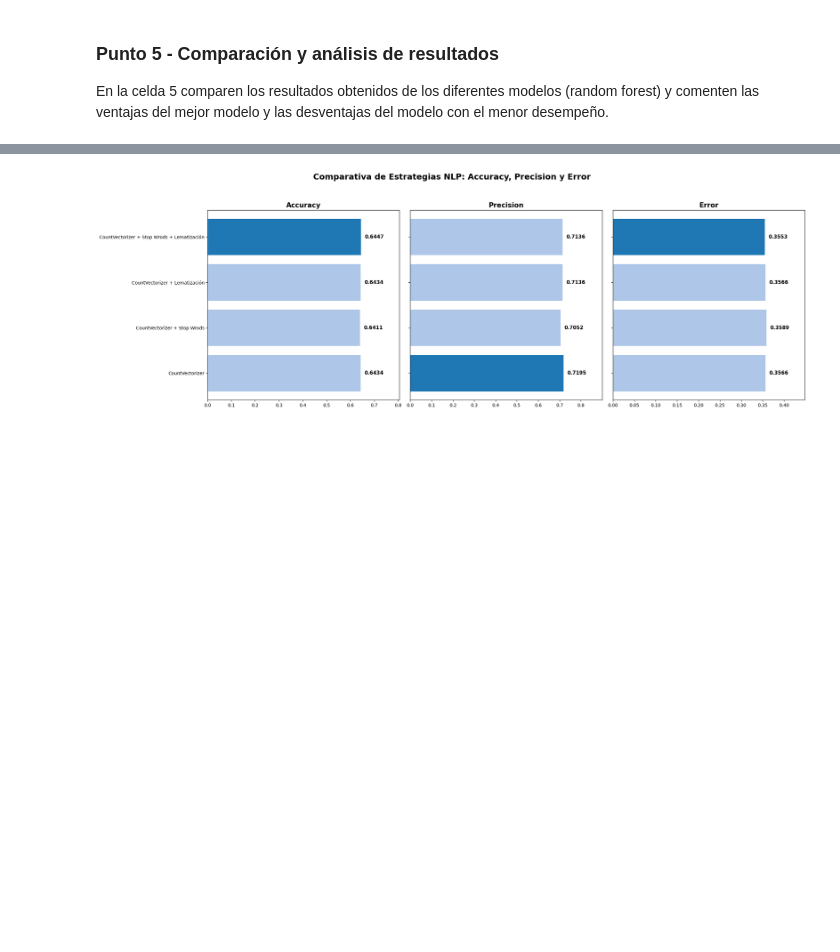
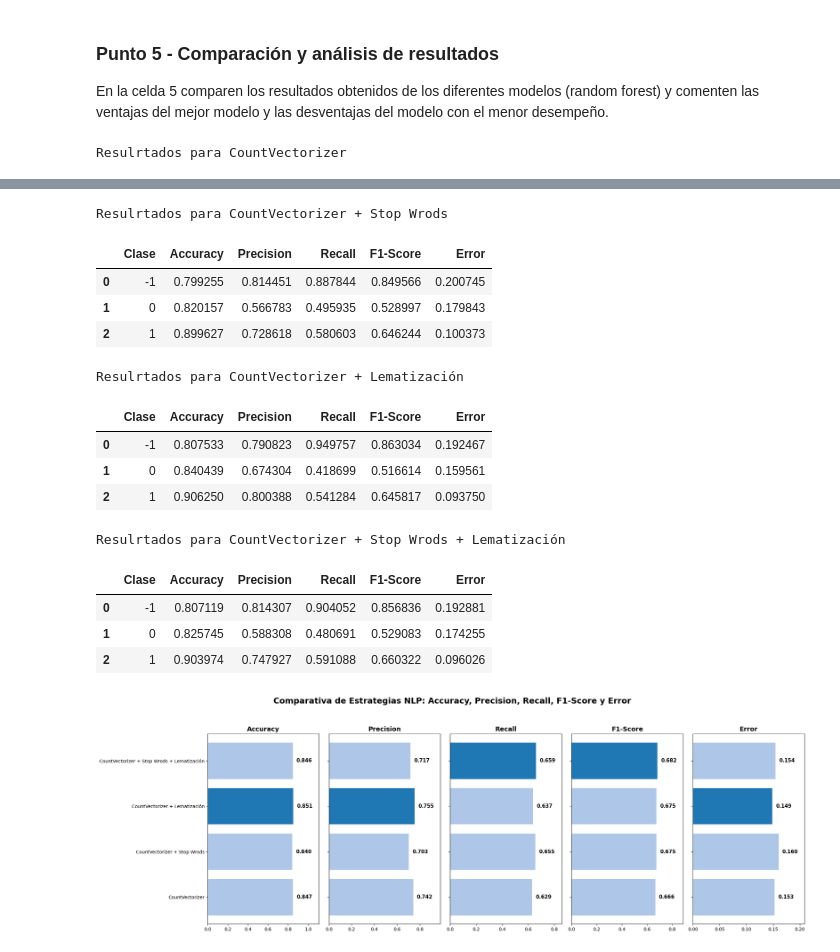
Before and after one commit to JohanManjarresMIAD/JohanManjarresMIAD-JohanManjarresMIAD-MIAD_ML_NLP_2026-Grupo_26, a Jupyter notebook: Semana 5/S5TC1_Analisis_Sentimientos.ipynb, the cells around one changed output, grey strips where cells are left out. Cells and saved outputs as stored; diff of their text form; code cells hidden in the pictures; blank space fills up the shorter version.

```diff
--- a/Semana 5/S5TC1_Analisis_Sentimientos.ipynb
+++ b/Semana 5/S5TC1_Analisis_Sentimientos.ipynb
@@ -167,10 +221,8 @@ En la celda 1 creen un modelo de random forest con la libreria sklearn que predi
 Recuerden que el preprocesamiento que se haga sobre los datos de entrenamiento  (*.fit_transform()*) deben ser aplicado al set de test (*.transform()*).
 # %%
 # Celda 1
-vect_a = CountVectorizer(lowercase=True)
-X_tr_a = vect_a.fit_transform(X_train)
-X_te_a = vect_a.transform(X_test)
+X_tr_a, X_te_a = Calibrar_CountVectorizer(X_train, X_test)
 
-rf_cv = RandomForestClassifier(n_estimators=100, max_depth=20, min_samples_leaf=5, max_features='sqrt', n_jobs=-1, random_state=10)
+rf_cv = RandomForestClassifier(max_features='sqrt', n_jobs=-1, random_state=10)
 rf_cv_result = predecir_calcular(X_tr_a, y_train, X_te_a, y_test, rf_cv, 'RandomForestClassifier')
 # %% [output]
@@ -236,10 +279,7 @@ def lematizacion_verbo(text):
 X_tr_lema = X_train.apply(lematizacion_verbo)
 X_te_lema = X_test.apply(lematizacion_verbo)
 
-vect_c = CountVectorizer(lowercase=True)
-X_tr_c = vect_c.fit_transform(X_tr_lema)
-X_te_c = vect_c.transform(X_te_lema)
-
-rf_cv_lema = RandomForestClassifier(n_estimators=100, max_depth=20, min_samples_leaf=5, max_features='sqrt', n_jobs=-1, random_state=42)
+X_tr_c, X_te_c = Calibrar_CountVectorizer(X_tr_lema, X_te_lema)
+rf_cv_lema = RandomForestClassifier(max_features='sqrt', n_jobs=-1, random_state=10)
 rf_cv_lema_result = predecir_calcular(X_tr_c, y_train, X_te_c, y_test, rf_cv_lema, 'RandomForestClassifier')
 # %% [output]
@@ -279,10 +316,7 @@ X_te_stopw = X_test.apply(eliminar_stopwords)
 X_tr_sw_lema = X_tr_stopw.apply(lematizacion_verbo)
 X_te_sw_lema = X_te_stopw.apply(lematizacion_verbo)
 
-vect_d = CountVectorizer(lowercase=True)
-X_tr_d = vect_d.fit_transform(X_tr_sw_lema)
-X_te_d = vect_d.transform(X_te_sw_lema)
-
-rf_cv_sw_lema = RandomForestClassifier(n_estimators=100, max_depth=20, min_samples_leaf=5, max_features='sqrt', n_jobs=-1, random_state=42)
+X_tr_d, X_te_d = Calibrar_CountVectorizer(X_tr_sw_lema, X_te_sw_lema)
+rf_cv_sw_lema = RandomForestClassifier(max_features='sqrt', n_jobs=-1, random_state=10)
 rf_cv_sw_lema_result = predecir_calcular(X_tr_d, y_train, X_te_d, y_test, rf_cv_sw_lema, 'RandomForestClassifier')
 # %% [output]
@@ -303,6 +334,22 @@ rf_cv_sw_lema_result = predecir_calcular(X_tr_d, y_train, X_te_d, y_test, rf_cv_
 En la celda 5 comparen los resultados obtenidos de los diferentes modelos (random forest) y comenten las ventajas del mejor modelo y las desventajas del modelo con el menor desempeño.
 # %%
 # Celda 5
+def extraer_promedio(df_metricas):
+    return {
+        'accuracy': df_metricas['Accuracy'].mean(),
+        'precision': df_metricas['Precision'].mean(),
+        'recall': df_metricas['Recall'].mean(),
+        'f1': df_metricas['F1-Score'].mean(),
+        'error': df_metricas['Error'].mean()
+    }
+
+res_cv = extraer_promedio(rf_cv_result)
+res_sw = extraer_promedio(rf_cv_sw_result)
+res_lema = extraer_promedio(rf_cv_lema_result)
+res_sw_lema = extraer_promedio(rf_cv_sw_lema_result)
+
+estrategias = [rf_cv_result, rf_cv_sw_result, rf_cv_lema_result, rf_cv_sw_lema_result]
+
 modelos = ['CountVectorizer',
            'CountVectorizer + Stop Wrods',
            'CountVectorizer + Lematización',
@@ -310,17 +357,23 @@ modelos = ['CountVectorizer',
 
 data = {
     'Técnica': modelos,
-    'Precision': [rf_cv_result['precision'], rf_cv_sw_result['precision'], rf_cv_lema_result['precision'], rf_cv_sw_lema_result['precision']],
-    'Accuracy': [rf_cv_result['accuracy'], rf_cv_sw_result['accuracy'], rf_cv_lema_result['accuracy'], rf_cv_sw_lema_result['accuracy']],
-    'Error': [rf_cv_result['error'], rf_cv_sw_result['error'],  rf_cv_lema_result['error'], rf_cv_sw_lema_result['error']]
+    'Accuracy': [res_cv['accuracy'], res_sw['accuracy'], res_lema['accuracy'], res_sw_lema['accuracy']],
+    'Precision': [res_cv['precision'], res_sw['precision'], res_lema['precision'], res_sw_lema['precision']],
+    'Recall': [res_cv['recall'], res_sw['recall'], res_lema['recall'], res_sw_lema['recall']],
+    'F1-Score': [res_cv['f1'], res_sw['f1'], res_lema['f1'], res_sw_lema['f1']],
+    'Error': [res_cv['error'], res_sw['error'], res_lema['error'], res_sw_lema['error']]
 }
+
+for i in range(len(estrategias)):
+    print(f'Resulrtados para {modelos[i]}')
+    display(estrategias[i])
 
 df_res = pd.DataFrame(data)
 
-fig, axes = plt.subplots(1, 3, figsize=(22, 7))
-fig.suptitle('Comparativa de Estrategias NLP: Accuracy, Precision y Error', fontsize=18, fontweight='bold', y=1.05)
+fig, axes = plt.subplots(1, 5, figsize=(22, 7))
+fig.suptitle('Comparativa de Estrategias NLP: Accuracy, Precision, Recall, F1-Score y Error', fontsize=18, fontweight='bold', y=1.05)
 
-metricas = ['Accuracy', 'Precision', 'Error']
+metricas = ['Accuracy', 'Precision', 'Recall', 'F1-Score', 'Error']
 azul_oscuro = '#1f77b4'
 azul_claro = '#aec7e8'
 
@@ -335,9 +388,9 @@ for i, metrica in enumerate(metricas):
         colores = [azul_oscuro if v == max_val else azul_claro for v in valores]
     bars = axes[i].barh(df_res['Técnica'], valores, color=colores, edgecolor='none')
 
-    axes[i].set_title(metrica, fontsize=15, fontweight='bold')
-    axes[i].set_xlim(0, max(valores) * 1.25)
-    axes[i].bar_label(bars, fmt='%.4f', padding=8, fontsize=11, fontweight='bold')
+    axes[i].set_title(metrica, fontsize=14, fontweight='bold')
+    axes[i].set_xlim(0, max(valores) * 1.3)
+    axes[i].bar_label(bars, fmt='%.3f', padding=8, fontsize=11, fontweight='bold')
 
     if i > 0:
         axes[i].set_yticklabels([])
@@ -345,3 +398,4 @@ for i, metrica in enumerate(metricas):
 plt.tight_layout()
 plt.show()
 # %% [output]
+Resulrtados para CountVectorizer
@@ -348 +406,16 @@ plt.show()
+Resulrtados para CountVectorizer + Stop Wrods
+|  | Clase | Accuracy | Precision | Recall | F1-Score | Error |
+| 0 | -1 | 0.799255 | 0.814451 | 0.887844 | 0.849566 | 0.200745 |
+| 1 | 0 | 0.820157 | 0.566783 | 0.495935 | 0.528997 | 0.179843 |
+| 2 | 1 | 0.899627 | 0.728618 | 0.580603 | 0.646244 | 0.100373 |
+Resulrtados para CountVectorizer + Lematización
+|  | Clase | Accuracy | Precision | Recall | F1-Score | Error |
+| 0 | -1 | 0.807533 | 0.790823 | 0.949757 | 0.863034 | 0.192467 |
+| 1 | 0 | 0.840439 | 0.674304 | 0.418699 | 0.516614 | 0.159561 |
+| 2 | 1 | 0.906250 | 0.800388 | 0.541284 | 0.645817 | 0.093750 |
+Resulrtados para CountVectorizer + Stop Wrods + Lematización
+|  | Clase | Accuracy | Precision | Recall | F1-Score | Error |
+| 0 | -1 | 0.807119 | 0.814307 | 0.904052 | 0.856836 | 0.192881 |
+| 1 | 0 | 0.825745 | 0.588308 | 0.480691 | 0.529083 | 0.174255 |
+| 2 | 1 | 0.903974 | 0.747927 | 0.591088 | 0.660322 | 0.096026 |
-[figure, old version]
+[figure, new version]
```
Also changed, not shown: parts of 9 cells of this notebook.
